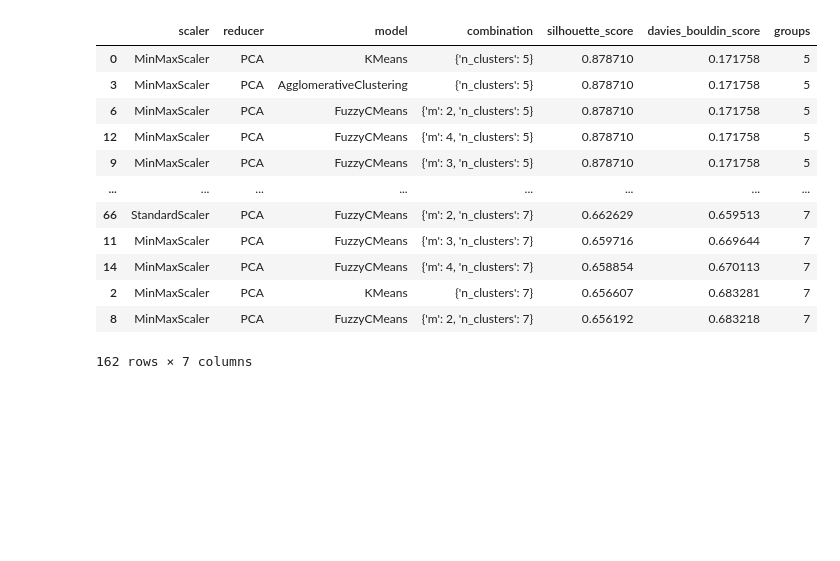
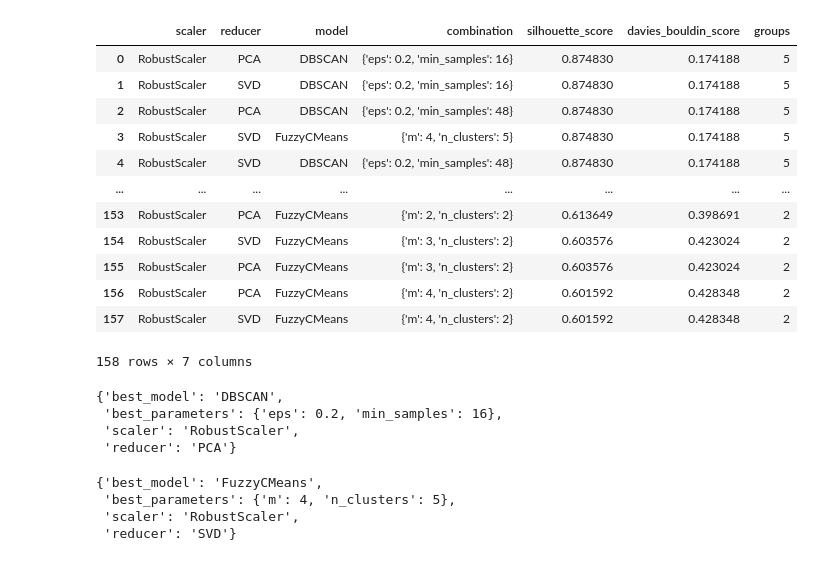
Before and after one commit to jaimevera1107/clustering-models, a Jupyter notebook: clustering_models.ipynb, the cells around one changed output. Drawn from its saved outputs; the diff is of its cells as text; code cells hidden in the pictures; blank space fills up the shorter version.

Commit message:
Fix FuzzyCMeans and add new functionalities

```diff
--- a/clustering_models.ipynb
+++ b/clustering_models.ipynb
@@ -395,17 +413,51 @@ Best selected model:
+# %%
+# Set a random seed for reproducibility
+SEED = 42
+
+# Generate a sample dataset with blobs
+X, _ = make_blobs(n_samples=1000, centers=5, cluster_std=0.4)
+
+# Exclusion Dict (Optional)
+exclude_dict = {
+    'scalers': ['StandardScaler'],
+    'reducers': ['UMAP'],
+    'models': ['KMeans']
+}
+
+clustering_model = ClusteringModel(X, exclude_dict=exclude_dict)
+# %%
+# Select the best model based on the silhouette score
+best_model_params, df_models_sorted = clustering_model.select_best_model()
 # %%
-# Check the models results and its metrics
-df_models
+# Print the models results
+df_models_sorted
 # %% [output]
 |  | scaler | reducer | model | combination | silhouette_score | davies_bouldin_score | groups |
-| 0 | MinMaxScaler | PCA | KMeans | {'n_clusters': 5} | 0.878710 | 0.171758 | 5 |
-| 3 | MinMaxScaler | PCA | AgglomerativeClustering | {'n_clusters': 5} | 0.878710 | 0.171758 | 5 |
-| 6 | MinMaxScaler | PCA | FuzzyCMeans | {'m': 2, 'n_clusters': 5} | 0.878710 | 0.171758 | 5 |
-| 12 | MinMaxScaler | PCA | FuzzyCMeans | {'m': 4, 'n_clusters': 5} | 0.878710 | 0.171758 | 5 |
-| 9 | MinMaxScaler | PCA | FuzzyCMeans | {'m': 3, 'n_clusters': 5} | 0.878710 | 0.171758 | 5 |
+| 0 | RobustScaler | PCA | DBSCAN | {'eps': 0.2, 'min_samples': 16} | 0.874830 | 0.174188 | 5 |
+| 1 | RobustScaler | SVD | DBSCAN | {'eps': 0.2, 'min_samples': 16} | 0.874830 | 0.174188 | 5 |
+| 2 | RobustScaler | PCA | DBSCAN | {'eps': 0.2, 'min_samples': 48} | 0.874830 | 0.174188 | 5 |
+| 3 | RobustScaler | SVD | FuzzyCMeans | {'m': 4, 'n_clusters': 5} | 0.874830 | 0.174188 | 5 |
+| 4 | RobustScaler | SVD | DBSCAN | {'eps': 0.2, 'min_samples': 48} | 0.874830 | 0.174188 | 5 |
 | ... | ... | ... | ... | ... | ... | ... | ... |
-| 66 | StandardScaler | PCA | FuzzyCMeans | {'m': 2, 'n_clusters': 7} | 0.662629 | 0.659513 | 7 |
-| 11 | MinMaxScaler | PCA | FuzzyCMeans | {'m': 3, 'n_clusters': 7} | 0.659716 | 0.669644 | 7 |
-| 14 | MinMaxScaler | PCA | FuzzyCMeans | {'m': 4, 'n_clusters': 7} | 0.658854 | 0.670113 | 7 |
-| 2 | MinMaxScaler | PCA | KMeans | {'n_clusters': 7} | 0.656607 | 0.683281 | 7 |
-| 8 | MinMaxScaler | PCA | FuzzyCMeans | {'m': 2, 'n_clusters': 7} | 0.656192 | 0.683218 | 7 |
+| 153 | RobustScaler | PCA | FuzzyCMeans | {'m': 2, 'n_clusters': 2} | 0.613649 | 0.398691 | 2 |
+| 154 | RobustScaler | SVD | FuzzyCMeans | {'m': 3, 'n_clusters': 2} | 0.603576 | 0.423024 | 2 |
+| 155 | RobustScaler | PCA | FuzzyCMeans | {'m': 3, 'n_clusters': 2} | 0.603576 | 0.423024 | 2 |
+| 156 | RobustScaler | PCA | FuzzyCMeans | {'m': 4, 'n_clusters': 2} | 0.601592 | 0.428348 | 2 |
+| 157 | RobustScaler | SVD | FuzzyCMeans | {'m': 4, 'n_clusters': 2} | 0.601592 | 0.428348 | 2 |
-162 rows × 7 columns
+158 rows × 7 columns
+# %%
+# Print the best model parameters
+best_model_params
+# %% [output]
+{'best_model': 'DBSCAN',
+ 'best_parameters': {'eps': 0.2, 'min_samples': 16},
+ 'scaler': 'RobustScaler',
+ 'reducer': 'PCA'}
+# %%
+# Select manually a model (Optional)
+clustering_model.manual_selection_model(df_models_sorted, 3)
+# %% [output]
+{'best_model': 'FuzzyCMeans',
+ 'best_parameters': {'m': 4, 'n_clusters': 5},
+ 'scaler': 'RobustScaler',
+ 'reducer': 'SVD'}
```
Also changed, not shown: parts of 7 cells of this notebook, 2 other files.
